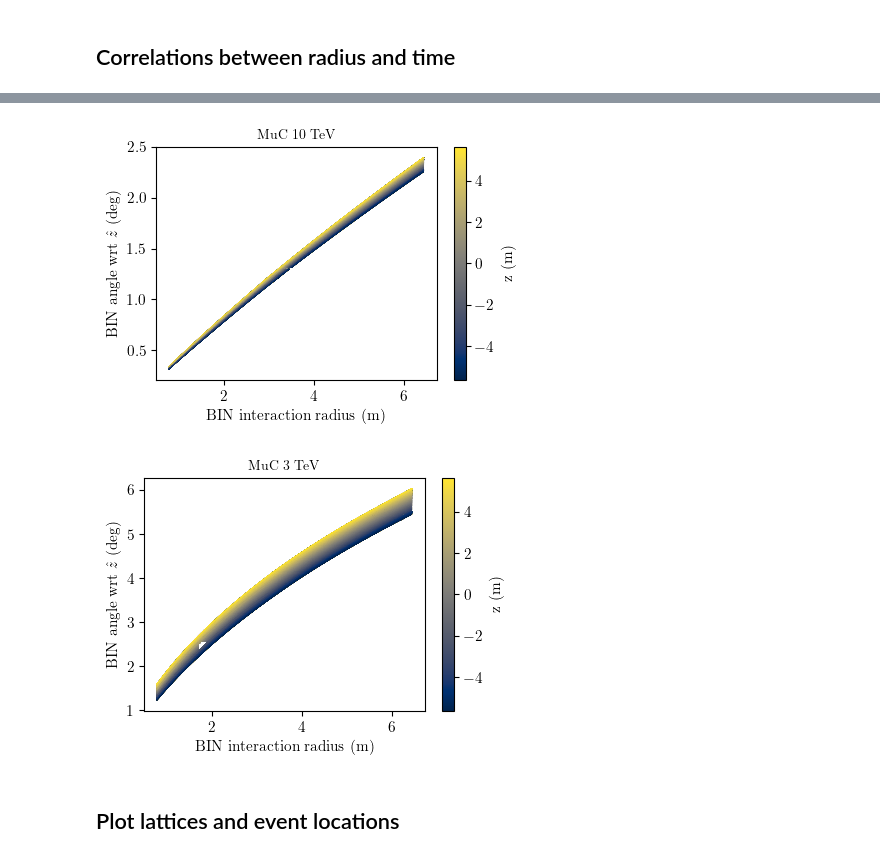
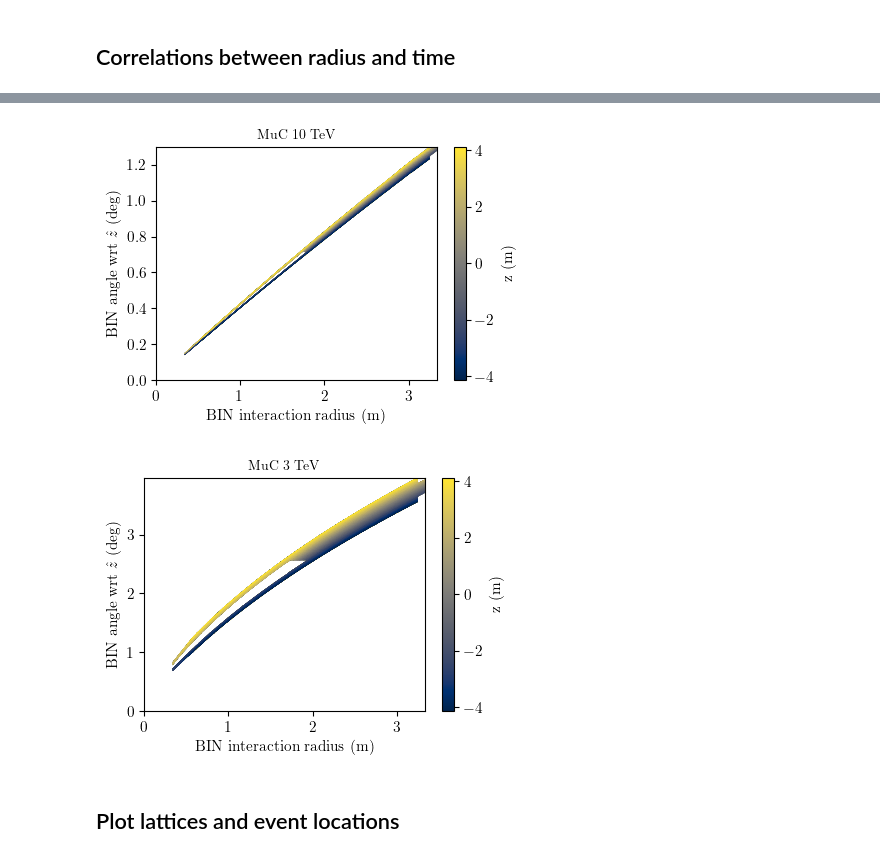
Before and after one commit to mhostert/BIN_MC, a Jupyter notebook: BIN_characterization.ipynb, the cells around one changed output, grey strips where cells are left out. Drawn from its saved outputs; the diff is of its cells as text; code cells hidden in the pictures.

Commit message:
latest GENIE plots

```diff
--- a/BIN_characterization.ipynb
+++ b/BIN_characterization.ipynb
@@ -281,0 +242,7 @@ np.savetxt("event_rate_makeup.tex", [S], fmt="%s")
+# %%
+for csim in col_sims:
+    print(csim.design['name'])
+    print(csim.print_face_counts(percentage=True))
+    for sim in csim.sims:
+        sim.get_exclusive_rates()
+        print(sim.print_exclusive_counts())
@@ -323,3 +308,12 @@ for sim in col_sims:
 [figure]
 # %% [markdown]
 ## Correlations between radius and time
+# %%
+x, y, z, w, times, Enu, costheta = col_sims[1].get_data(sec = 'ecal')
+
+r = np.sqrt(x**2 + y**2)
+angle = np.arccos(costheta)*180/np.pi
+print(angle.min(), angle.max(), r.min(), r.max())
+
+plt.plot(r, angle, 'o', markersize=1)
+# plt.xlim(0,15)
@@ -326,9 +324,7 @@ for sim in col_sims:
 # %%
 for sim in col_sims[:2]:
-    x, y, z, w, times, Enu, costheta = sim.get_data(sec = 'all')
-    # x, y, z = sim.sims[0].intersection_points[:,0,0], sim.sims[0].intersection_points[:,0,1], sim.sims[0].intersection_points[:,0,2]
-    # w = sim.sims[0].w
-    # times = sim.sims[0].times
+
+    x, y, z, w, times, Enu, costheta = sim.get_data(sec = 'hcal')
 
     fig, ax = pt.std_fig()
     LS = (1,(3,0.5))
@@ -340,42 +336,42 @@ for sim in col_sims[:2]:
         theta_bins = np.linspace(0,1.5,nbins)
     else:
         theta_bins = np.linspace(0,4,nbins)
-    # time_bins = np.linspace(-20,20,41)
+
     yunits=1e9
     xunits = 1
 
     kwargs = {'histtype': 'step', 'lw': LW, 'bins': bins, 'cumulative': False, 'density': True}
 
     r = np.sqrt(x**2 + y**2)
-    mask1 = (-600 < z) & (r > 78)
+    mask1 = (-600 < z) & (r > 15)
     # h = ax.hist2d(r[mask1], np.arccos(costheta[mask1])*180/np.pi, weights =-z[mask1], bins=[r_bins, theta_bins], cmap='cividis')
-    c = ax.scatter(r[mask1]/100, np.arccos(costheta[mask1])*180/np.pi, c=z[mask1]/100, cmap='cividis', s=0.5, lw=0, marker='.', rasterized=True)
+    theta = np.arccos(costheta)*180/np.pi
+    c = ax.scatter(r[mask1]/100, theta[mask1], c=z[mask1]/100, cmap='cividis', s=0.5, lw=0, marker='.', rasterized=True)
     cbar = fig.colorbar(c, ax=ax)
     # cbar = fig.colorbar(h[3], ax=ax)
     cbar.set_label('z (m)')
 
     # mask1 = (-600 < z) & (z < -200)
     # # ax.hist2d(r[mask1], np.arccos(costheta[mask1])*180/np.pi, weights = np.log10(w[mask1]), bins=[r_bins, theta_bins], cmin=0, cmap='cividis')
     # ax.scatter(r[mask1][:100_000], np.arccos(costheta[mask1][:100_000])*180/np.pi, c=np.log10(z[mask1][:100_000]), cmap='Reds', s=2)
 
     ax.set_ylabel(r'BIN angle wrt $\hat{z}$ (deg)')
     ax.set_xlabel(r'BIN interaction radius (m)')
 
     # ax.set_xscale('log')
     # ax.set_yscale('log')
 
     # Loop over axes and annotate
     ax.set_title(sim.design['name'], fontsize=10)
 
-    # ax.set_xlim(r_bins.min(), r_bins.max())
-    # ax.set_ylim(theta_bins.min(), theta_bins.max())
-    # ax.set_ylim(time_bins.min(), time_bins.max())
+    ax.set_xlim(0*r.min()/100, r.max()/100)
+    ax.set_ylim(0*theta.min(), theta.max())
 
     # Adjust labels and layout
     fig.savefig(f'plots/BIN_distributions/radius_v_angle_{sim.design["short_name"]}.png', bbox_inches = 'tight', dpi = 500)
 # %% [output]
-[figure, old version]
+[figure, new version]
-[figure, old version]
+[figure, new version]
 # %% [markdown]
 ## Plot lattices and event locations
 # %%
```
Also changed, not shown: parts of 13 cells of this notebook, 33 other files.
